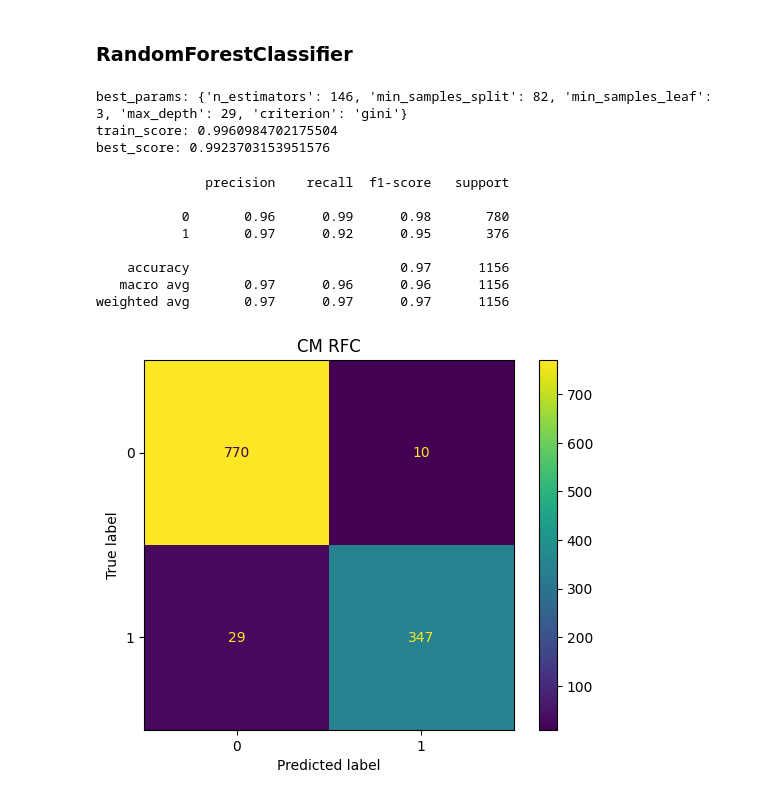
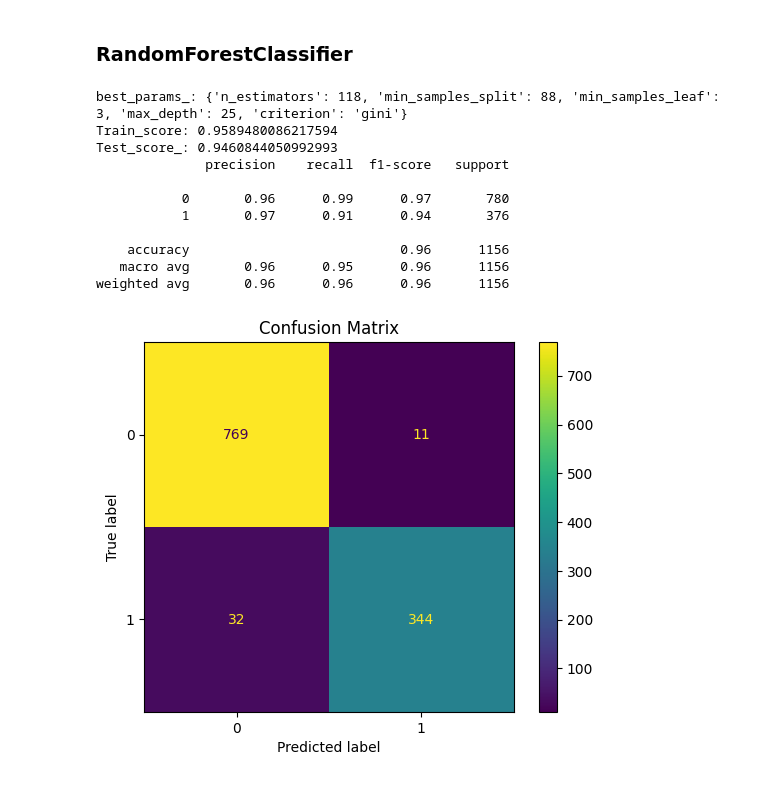
Before and after one commit to ferandmag/NLP_mail_spam, a Jupyter notebook: mail_spam.ipynb, the cells around one changed output. Saved outputs shown, nothing was run; the diff lists cells and outputs as text; code cells hidden in the pictures.

```diff
--- a/mail_spam.ipynb
+++ b/mail_spam.ipynb
@@ -24,7 +24,7 @@ import re
 pd.set_option("display.max_colwidth", None)
 
 # load dataset
-df = pd.read_csv('spam.csv')
+df = pd.read_csv('../files/spam.csv')
 df.head(2)
 # %% [output]
 |  | CATEGORY | MESSAGE | FILE_NAME |
@@ -136,6 +136,28 @@ print(df['CATEGORY'].value_counts(normalize=True)*100)
 0    67.439848
 1    32.560152
 Name: CATEGORY, dtype: float64
+# %%
+# report function
+def report(X, y, model, df_model):
+    """
+    in: X, y, model, df_model
+    out: print a best_params_, train_score, test_score, clasification_report and plot the confusion_matrix
+    """
+
+    print(f'best_params_: {model.best_params_}')
+    train_score = float(df_model.loc[df_model['rank_test_score'] == 1, 'mean_train_score'])
+    print(f'Train_score: {train_score}')
+    print(f'Test_score_: {model.best_score_}')
+
+    y_test_hat = model.best_estimator_.predict(X)
+    clasification_report = classification_report(y, y_test_hat)
+    print(clasification_report)
+
+    confusion = confusion_matrix(y, y_test_hat)
+    disp = ConfusionMatrixDisplay(confusion)
+    disp.plot()
+    plt.title('Confusion Matrix')
+    plt.show()
 # %% [markdown]
 ### RandomForestClassifier
 # %%
@@ -156,57 +178,40 @@ X_test_prep = vect.transform(X_test)
 # %%
 # RandomizedSearchCV RFC with balanced class_weight
 
 model = RandomForestClassifier(n_jobs=-1, class_weight='balanced',  random_state=42)
 
 param_grid = {
             'n_estimators': [x for x in range(100, 150, 2)],
             'criterion': ['entropy', 'gini'],
             'max_depth': [x for x in range(5, 30, 2)],
             'min_samples_split': [x for x in range(70, 90, 2)],
             'min_samples_leaf': [x for x in range(1, 10, 1)],
             }
 
 grid_rfc_cw = RandomizedSearchCV(estimator=model,
                                 param_distributions=param_grid,
-                                scoring='roc_auc',
+                                scoring='balanced_accuracy',
                                 n_jobs=-1,
                                 cv=skf,
                                 return_train_score=True,
                                 )
 
 grid_rfc_cw.fit(X_train_prep, y_train)
 
 df_imbrfc_cw = pd.DataFrame(grid_rfc_cw.cv_results_)
 
-# prints
-print(f'best_params: {grid_rfc_cw.best_params_}')
-train_score = float(df_imbrfc_cw.loc[df_imbrfc_cw['rank_test_score'] == 1, 'mean_train_score'])
-print(f'train_score: {train_score}')
-print(f'best_score: {grid_rfc_cw.best_score_}')
+# report
+report(X_test_prep, y_test, grid_rfc_cw, df_imbrfc_cw)
 # %% [output]
-best_params: {'n_estimators': 146, 'min_samples_split': 82, 'min_samples_leaf': 3, 'max_depth': 29, 'criterion': 'gini'}
-train_score: 0.9960984702175504
-best_score: 0.9923703153951576
+best_params_: {'n_estimators': 118, 'min_samples_split': 88, 'min_samples_leaf': 3, 'max_depth': 25, 'criterion': 'gini'}
+Train_score: 0.9589480086217594
+Test_score_: 0.9460844050992993
+              precision    recall  f1-score   support
+
+           0       0.96      0.99      0.97       780
+           1       0.97      0.91      0.94       376
+
+    accuracy                           0.96      1156
+   macro avg       0.96      0.95      0.96      1156
+weighted avg       0.96      0.96      0.96      1156
+[figure, added]
-# %%
-# classification report test
-y_test_pred = grid_rfc_cw.best_estimator_.predict(X_test_prep)
-cr = classification_report(y_test, y_test_pred)
-print(cr)
-# %% [output]
-              precision    recall  f1-score   support
-
-           0       0.96      0.99      0.98       780
-           1       0.97      0.92      0.95       376
-
-    accuracy                           0.97      1156
-   macro avg       0.97      0.96      0.96      1156
-weighted avg       0.97      0.97      0.97      1156
-# %%
-# confusion matrix
-cm = confusion_matrix(y_test, y_test_pred)
-disp = ConfusionMatrixDisplay(cm)
-disp.plot()
-plt.title('CM RFC')
-plt.show()
-# %% [output]
-[figure, removed]
```
Also changed, not shown: parts of 4 cells of this notebook.
